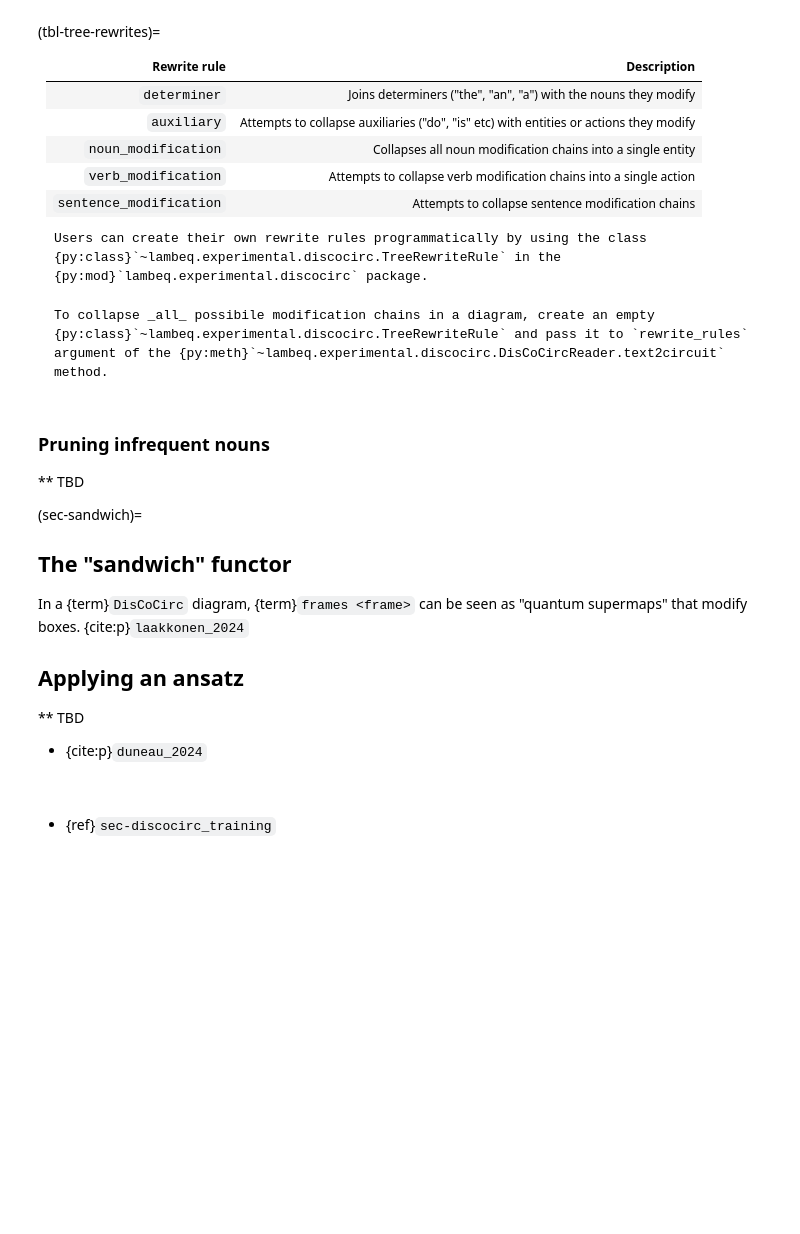
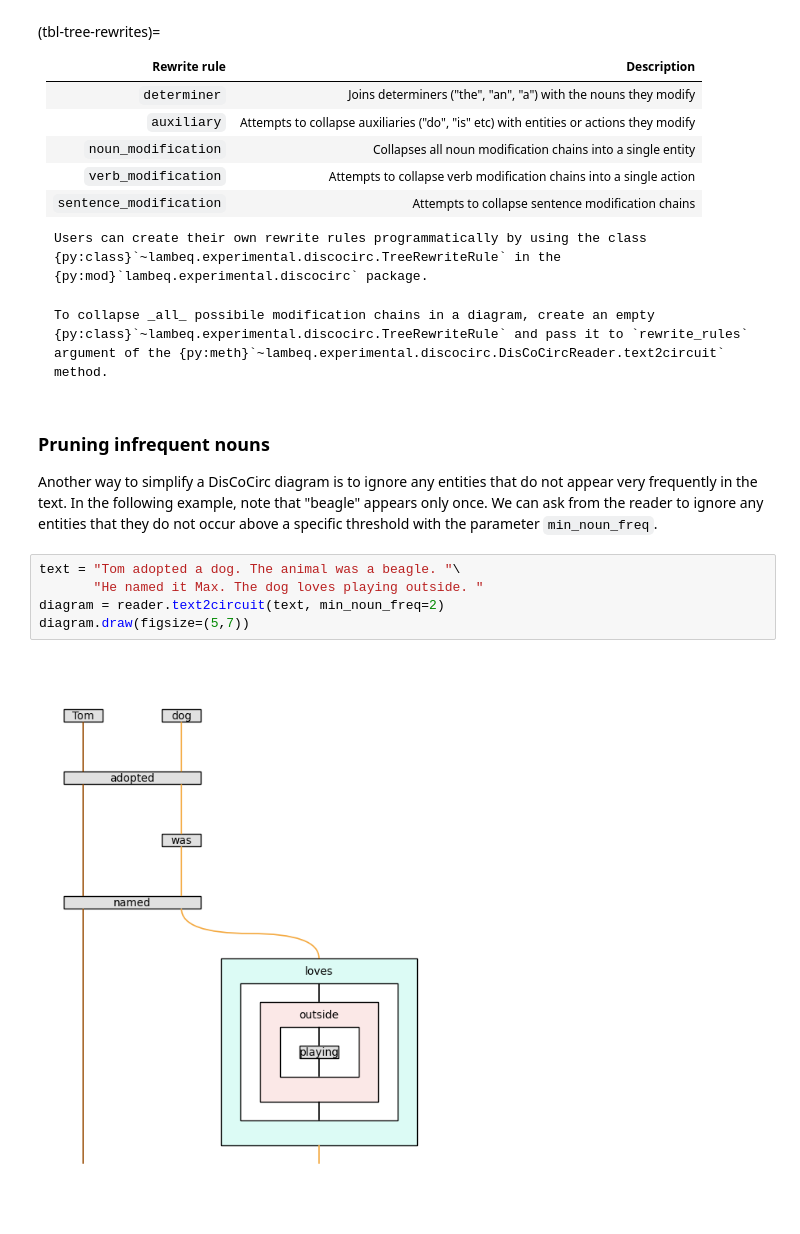
Before and after one commit to CQCL/lambeq-docs, a Jupyter notebook: docs/tutorials/discocirc-basics.ipynb, the cells around one changed output. Saved outputs shown, nothing was run; the diff lists cells and outputs as text; blank space fills up the shorter version.

Commit message:
Complete discocirc basics tut

````diff
--- a/docs/tutorials/discocirc-basics.ipynb
+++ b/docs/tutorials/discocirc-basics.ipynb
@@ -110,21 +110,11 @@ To collapse _all_ possibile modification chains in a diagram, create an empty {p
 # %% [markdown]
 ### Pruning infrequent nouns
 
-** TBD
-
-(sec-sandwich)=
-## The "sandwich" functor
-
-In a {term}`DisCoCirc` diagram, {term}`frames <frame>` can be seen as "quantum supermaps" that modify boxes. {cite:p}`laakkonen_2024`
-
-## Applying an ansatz
-
-** TBD
-
-- {cite:p}`duneau_2024`
-
-
-```{rubric} See also:
-```
-
-- {ref}`sec-discocirc_training`
+Another way to simplify a DisCoCirc diagram is to ignore any entities that do not appear very frequently in the text. In the following example, note that "beagle" appears only once. We can ask from the reader to ignore any entities that they do not occur above a specific threshold with the parameter `min_noun_freq`.
+# %%
+text = "Tom adopted a dog. The animal was a beagle. "\
+       "He named it Max. The dog loves playing outside. "
+diagram = reader.text2circuit(text, min_noun_freq=2)
+diagram.draw(figsize=(5,7))
+# %% [output]
+[figure, added]
````
Also changed, not shown: parts of 12 cells of this notebook.
